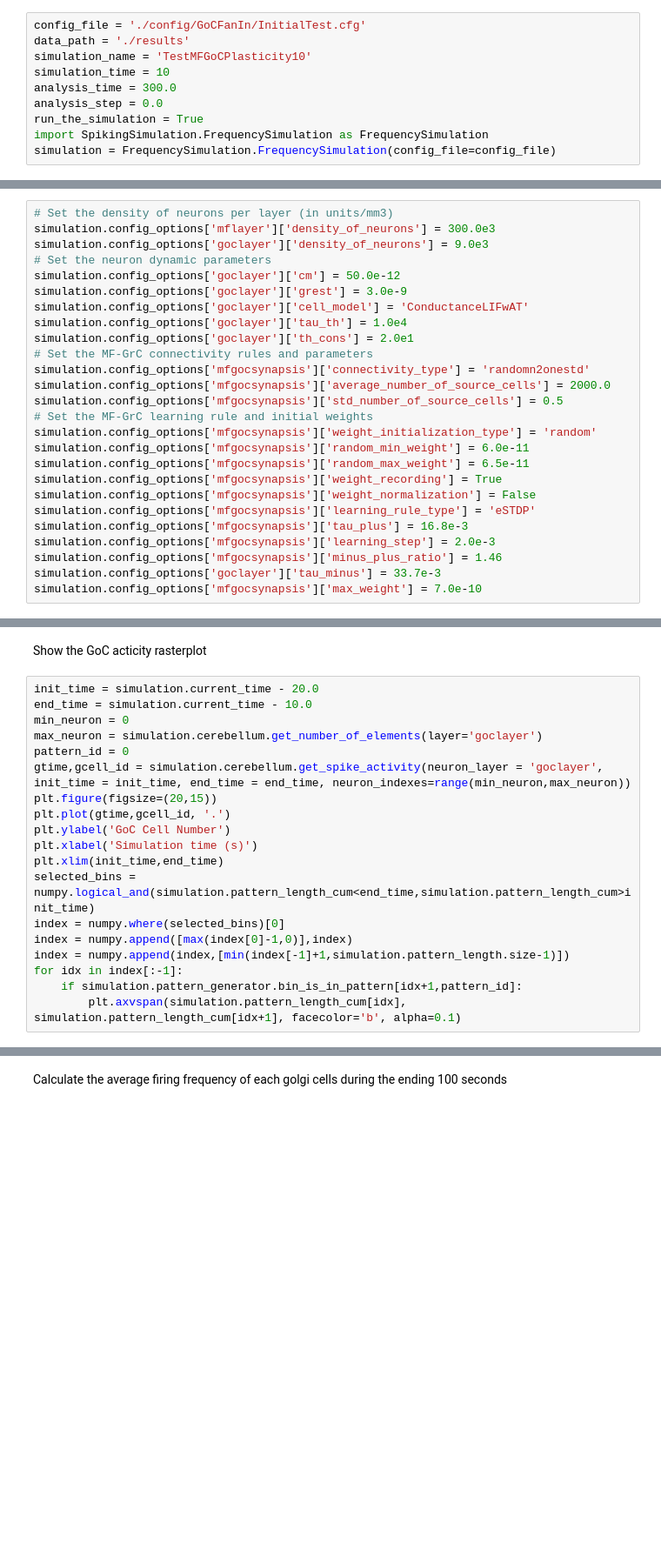
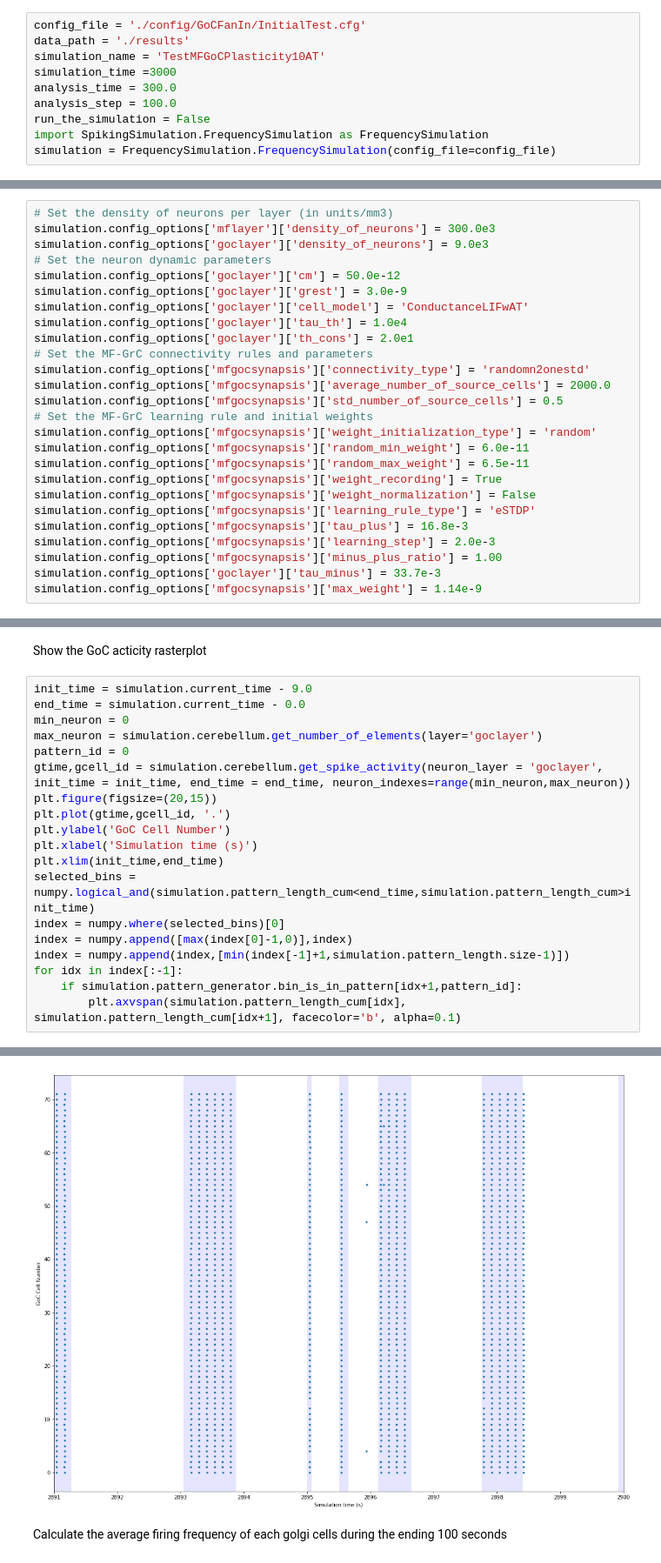
Before and after one commit to jgarridoalcazar/InhPlastVisualization, a Jupyter notebook: analysis/GoCFanIn/GoCFanInAnalysis2000AT.ipynb, the cells around one changed output, grey strips where cells are left out. Shown: that part at 87% size. Saved outputs shown, nothing was run; the diff lists cells and outputs as text; blank space fills up the shorter version.

Commit message:
GoCFanIn Analysis scripts and initial results added

```diff
--- a/analysis/GoCFanIn/GoCFanInAnalysis2000AT.ipynb
+++ b/analysis/GoCFanIn/GoCFanInAnalysis2000AT.ipynb
@@ -19,11 +19,11 @@ Now start setting a new simulation with the configuration file that we specify:
 # %%
 config_file = './config/GoCFanIn/InitialTest.cfg'
 data_path = './results'
-simulation_name = 'TestMFGoCPlasticity10'
-simulation_time = 10
+simulation_name = 'TestMFGoCPlasticity10AT'
+simulation_time =3000
 analysis_time = 300.0
-analysis_step = 0.0
-run_the_simulation = True
+analysis_step = 100.0
+run_the_simulation = False
 import SpikingSimulation.FrequencySimulation as FrequencySimulation
 simulation = FrequencySimulation.FrequencySimulation(config_file=config_file)
 # %% [markdown]
@@ -68,9 +68,9 @@ simulation.config_options['mfgocsynapsis']['weight_normalization'] = False
 simulation.config_options['mfgocsynapsis']['learning_rule_type'] = 'eSTDP'
 simulation.config_options['mfgocsynapsis']['tau_plus'] = 16.8e-3
 simulation.config_options['mfgocsynapsis']['learning_step'] = 2.0e-3
-simulation.config_options['mfgocsynapsis']['minus_plus_ratio'] = 1.46
+simulation.config_options['mfgocsynapsis']['minus_plus_ratio'] = 1.00
 simulation.config_options['goclayer']['tau_minus'] = 33.7e-3
-simulation.config_options['mfgocsynapsis']['max_weight'] = 7.0e-10
+simulation.config_options['mfgocsynapsis']['max_weight'] = 1.14e-9
 # %% [markdown]
 Set analysis parameters
 # %%
@@ -210,8 +211,8 @@ simulation.cerebellum.save_network_state()
 # %% [markdown]
 Show the GoC acticity rasterplot
 # %%
-init_time = simulation.current_time - 20.0
-end_time = simulation.current_time - 10.0
+init_time = simulation.current_time - 9.0
+end_time = simulation.current_time - 0.0
 min_neuron = 0
 max_neuron = simulation.cerebellum.get_number_of_elements(layer='goclayer')
 pattern_id = 0
@@ -235,3 +233,4 @@ IndexError: index 0 is out of bounds for axis 0 with size 0
+[figure, added]
 # %% [markdown]
 Calculate the average firing frequency of each golgi cells during the ending 100 seconds
 # %%
```
Also changed, not shown: parts of 10 cells of this notebook, 16 other files.
